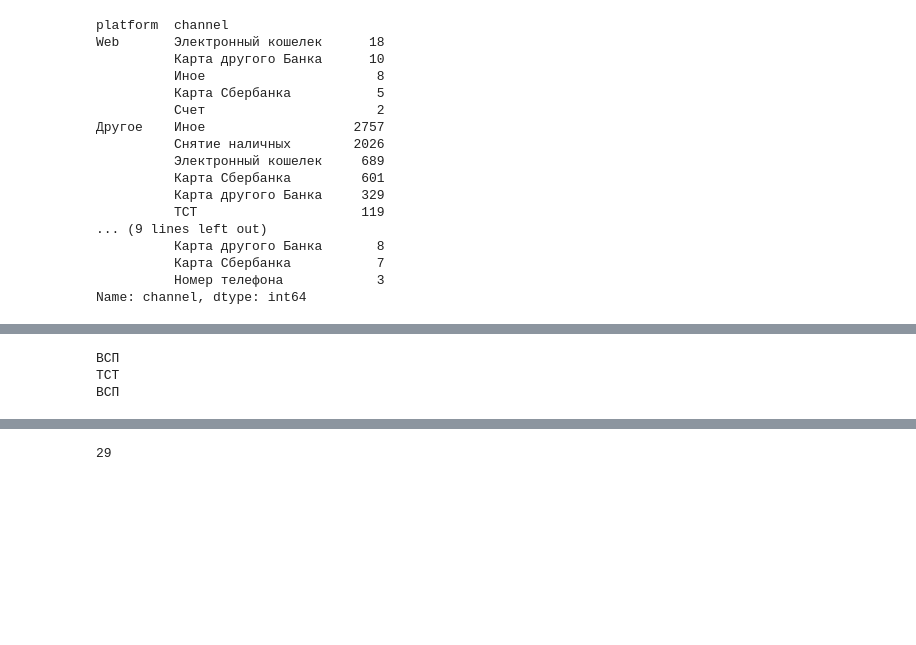
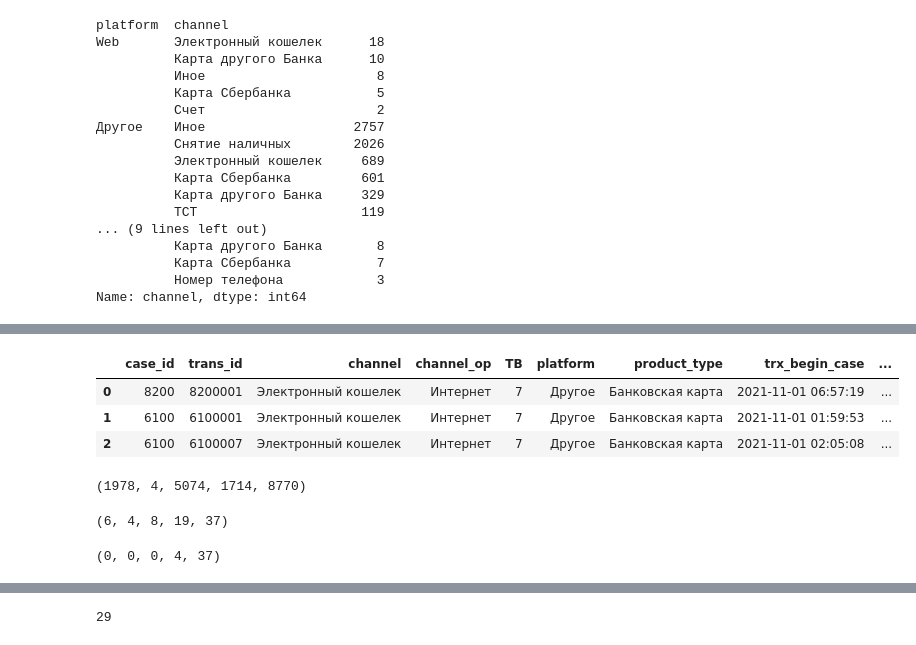
Before and after one commit to ZeL1k7/EDA, a Jupyter notebook: analytics.ipynb, the cells around one changed output, grey strips where cells are left out. Saved outputs shown, nothing was run; the diff lists cells and outputs as text; code cells hidden in the pictures; blank space fills up the shorter version.

```diff
--- a/analytics.ipynb
+++ b/analytics.ipynb
@@ -243,7 +284,8 @@ df.groupby('case_id')['crm_case_created_case'].describe(datetime_is_numeric = Tr
 | 9900 | 114 | 2021-11-03 18:11:43.324561664 | 2021-11-01 01:00:06 | 2021-11-02 18:50:31 | 2021-11-04 06:29:30 | 2021-11-04 13:19:37 | 2021-11-08 14:40:32 |
 100 rows × 7 columns
 # %%
-df['time_to_react'] = abs(df['crm_case_created_case']-df['trx_begin_case']) #сколько времени прошло с транзакции до обращения
+time_to_react = abs(df['crm_case_created_case']-df['trx_begin_case']) #сколько времени прошло с транзакции до обращения
+df.insert(9, 'time_to_react', time_to_react)
 df.head()
 # %% [output]
 |  | case_id | trans_id | channel | channel_op | TB | platform | product_type | trx_begin_case | ... |
@@ -449,4 +503,53 @@ def split_text(text: str) -> List[List[str]]:
 # %%
 df['question_parsed'] = df['questions'].apply(lambda x: [i[0][1:-3] for i in split_text(x)])
 df['answer_parsed'] = df['questions'].apply(lambda x: [i[1][1:-3] for i in split_text(x)])
+# %%
+df.head(3)
+# %% [output]
+|  | case_id | trans_id | channel | channel_op | TB | platform | product_type | trx_begin_case | ... |
+| 0 | 8200 | 8200001 | Электронный кошелек | Интернет | 7 | Другое | Банковская карта | 2021-11-01 06:57:19 | ... |
+| 1 | 6100 | 6100001 | Электронный кошелек | Интернет | 7 | Другое | Банковская карта | 2021-11-01 01:59:53 | ... |
+| 2 | 6100 | 6100007 | Электронный кошелек | Интернет | 7 | Другое | Банковская карта | 2021-11-01 02:05:08 | ... |
+# %%
+cnt,cnt_unk,cnt_3,cnt_fishing = 0,0,0,0
+for i in df['answer_parsed']:
+    if 'Обстоятельства выяснить не удалос' in i:
+        cnt_unk +=1
+    elif 'Воспользовались 3 лица без спроса' in i:
+        cnt_3 +=1
+    elif 'Сам перевел' in i:
+        cnt_fishing +=1
+    else:
+        cnt +=1
+cnt,cnt_unk,cnt_3,cnt_fishing,df['answer_parsed'].shape[0]
+# %% [output]
+(1978, 4, 5074, 1714, 8770)
+# %%
+cnt,cnt_unk,cnt_3,cnt_fishing = 0,0,0,0
+for i in df[df['product_type'] == 'Иное']['answer_parsed']:
+    if 'Обстоятельства выяснить не удалос' in i:
+        cnt_unk +=1
+    elif 'Воспользовались 3 лица без спроса' in i:
+        cnt_3 +=1
+    elif 'Сам перевел' in i:
+        cnt_fishing +=1
+    else:
+        cnt +=1
+cnt,cnt_unk,cnt_3,cnt_fishing,df[df['product_type'] == 'Иное']['answer_parsed'].shape[0]
+# %% [output]
+(6, 4, 8, 19, 37)
+# %%
+cnt,cnt_unk,cnt_3,cnt_fishing = 0,0,0,0
+for i in df[df['product_type'] == 'Вклады и счета']['answer_parsed']:
+    if 'выяснить не удалос' in i:
+        cnt_unk +=1
+    elif '3 лица' in i:
+        cnt_3 +=1
+    elif 'Сам перевел' in i:
+        cnt_fishing +=1
+    else:
+        cnt +=1
+cnt,cnt_unk,cnt_3,cnt_fishing,df[df['product_type'] == 'Иное']['answer_parsed'].shape[0]
+# %% [output]
+(0, 0, 0, 4, 37)
 # %%
@@ -456,10 +559,11 @@ for i in df['question_parsed']:
         unique_questions.add(j)
 # %%
 keys = []
+unk = []
 for i in unique_questions:
     i = i.split(' ')
     if i[0] == 'Тип' or i[0] == 'номер' or i[0] == 'Как':
-        print(keys[-1])
+        unk.append(keys[-1]) #если в вопросе нет тега,отнесем к прошлому каналу в котором был тег
         keys.append(keys[-1])
     elif i[0] == '':
         keys.append('Другое')
@@ -468,10 +572,6 @@ for i in unique_questions:
     else:
         keys.append(i[0])
 keys = list(set(keys))
-# %% [output]
-ВСП
-ТСТ
-ВСП
 # %%
 channel_question = dict.fromkeys(keys,[]) # key - канал откуда совершили списание, value - вопрос
 for i in unique_questions:
```
Also changed, not shown: parts of 15 cells of this notebook, 1 other file.
